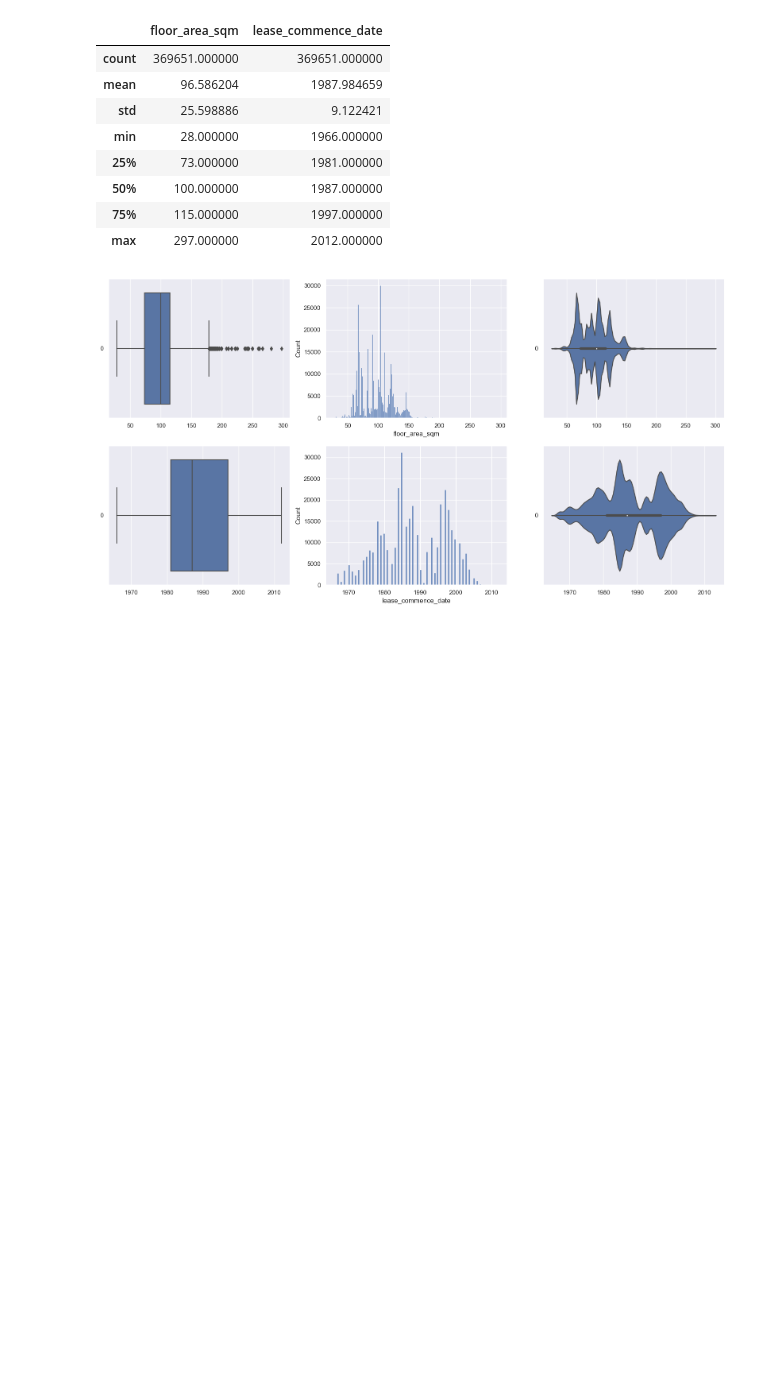
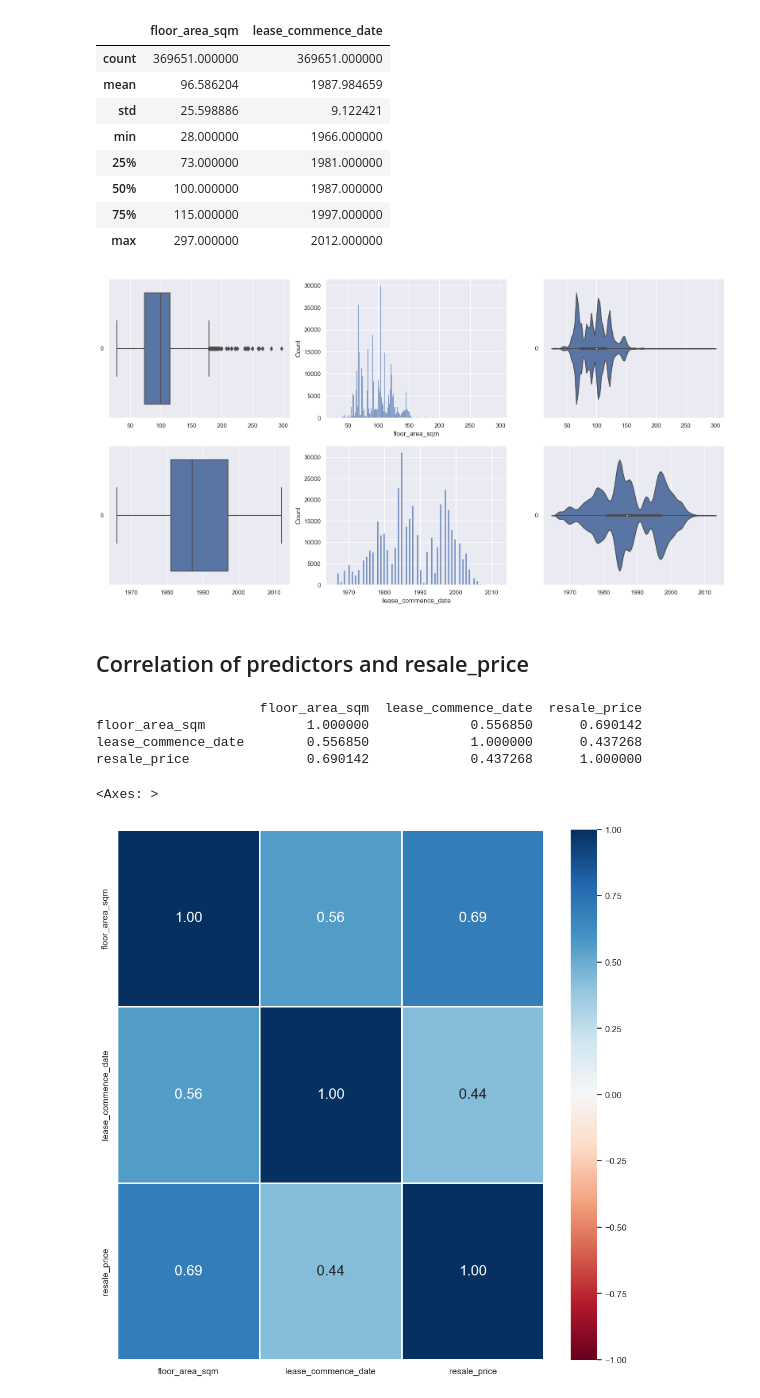
Before and after one commit to shunpingong/SC1015-Project, a Jupyter notebook: Data Visualization For Numerical.ipynb, the cells around one changed output. Saved outputs shown, nothing was run; the diff lists cells and outputs as text; code cells hidden in the pictures; blank space fills up the shorter version.

```diff
--- a/Data Visualization For Numerical.ipynb
+++ b/Data Visualization For Numerical.ipynb
@@ -55,3 +55,23 @@ for var in NumData:
     count += 1
 # %% [output]
 [figure]
+# %% [markdown]
+## Correlation of predictors and resale_price
+# %%
+# Add ResalePrice to the dataframe
+NumData = pd.concat([NumData, data["resale_price"]], axis = 1).reindex(NumData.index)
+
+# Correlation Matrix
+print(NumData.corr())
+
+# Heatmap of the Correlation Matrix
+f = plt.figure(figsize=(12, 12))
+sb.heatmap(NumData.corr(), vmin = -1, vmax = 1, linewidths = 1,
+           annot = True, fmt = ".2f", annot_kws = {"size": 18}, cmap = "RdBu")
+# %% [output]
+                     floor_area_sqm  lease_commence_date  resale_price
+floor_area_sqm             1.000000             0.556850      0.690142
+lease_commence_date        0.556850             1.000000      0.437268
+resale_price               0.690142             0.437268      1.000000
+<Axes: >
+[figure, added]
```
Also changed, not shown: parts of 3 cells of this notebook.
